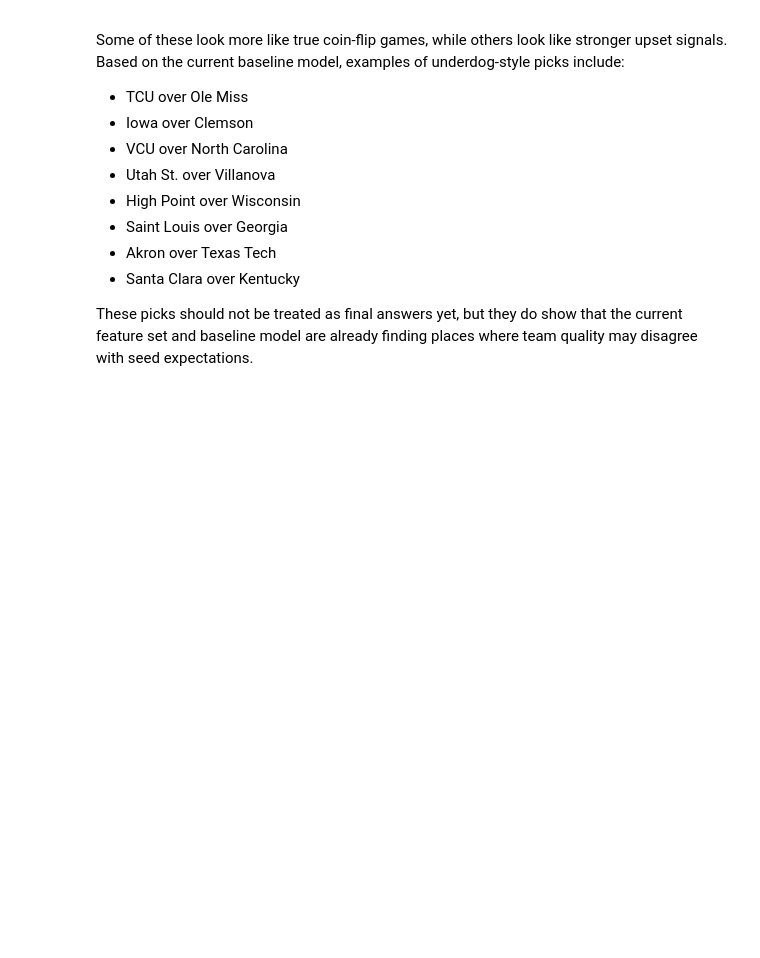
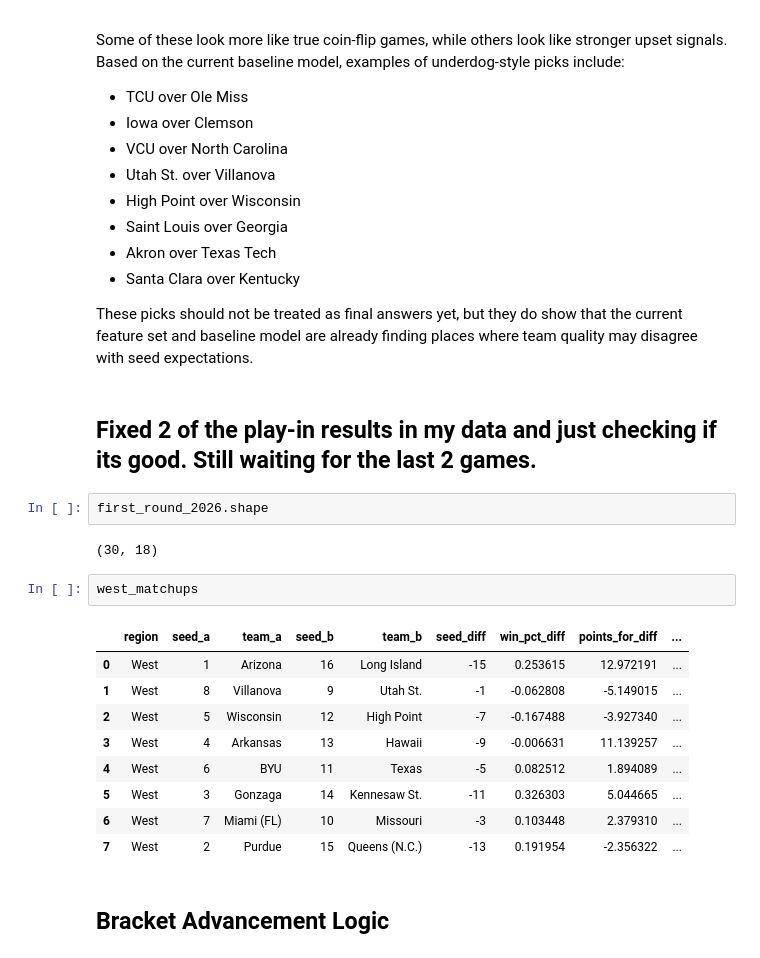
Before and after one commit to Andreachurchwell/march-madness-bracket-simulator, a Jupyter notebook: notebooks/exploration.ipynb, the cells around one changed output. Drawn from its saved outputs; the diff is of its cells as text; blank space fills up the shorter version.

Commit message:
fixed 2 play-in results and ck

```diff
--- a/notebooks/exploration.ipynb
+++ b/notebooks/exploration.ipynb
@@ -1683,3 +1681,23 @@ Some of these look more like true coin-flip games, while others look like strong
 - Santa Clara over Kentucky
 
 These picks should not be treated as final answers yet, but they do show that the current feature set and baseline model are already finding places where team quality may disagree with seed expectations.
+# %% [markdown]
+## Fixed 2 of the play-in results in my data and just checking if its good. Still waiting for the last 2 games.
+# %%
+first_round_2026.shape
+# %% [output]
+(30, 18)
+# %%
+west_matchups
+# %% [output]
+|  | region | seed_a | team_a | seed_b | team_b | seed_diff | win_pct_diff | points_for_diff | ... |
+| 0 | West | 1 | Arizona | 16 | Long Island | -15 | 0.253615 | 12.972191 | ... |
+| 1 | West | 8 | Villanova | 9 | Utah St. | -1 | -0.062808 | -5.149015 | ... |
+| 2 | West | 5 | Wisconsin | 12 | High Point | -7 | -0.167488 | -3.927340 | ... |
+| 3 | West | 4 | Arkansas | 13 | Hawaii | -9 | -0.006631 | 11.139257 | ... |
+| 4 | West | 6 | BYU | 11 | Texas | -5 | 0.082512 | 1.894089 | ... |
+| 5 | West | 3 | Gonzaga | 14 | Kennesaw St. | -11 | 0.326303 | 5.044665 | ... |
+| 6 | West | 7 | Miami (FL) | 10 | Missouri | -3 | 0.103448 | 2.379310 | ... |
+| 7 | West | 2 | Purdue | 15 | Queens (N.C.) | -13 | 0.191954 | -2.356322 | ... |
+# %% [markdown]
+## Bracket Advancement Logic
```
Also changed, not shown: parts of 11 cells of this notebook.
